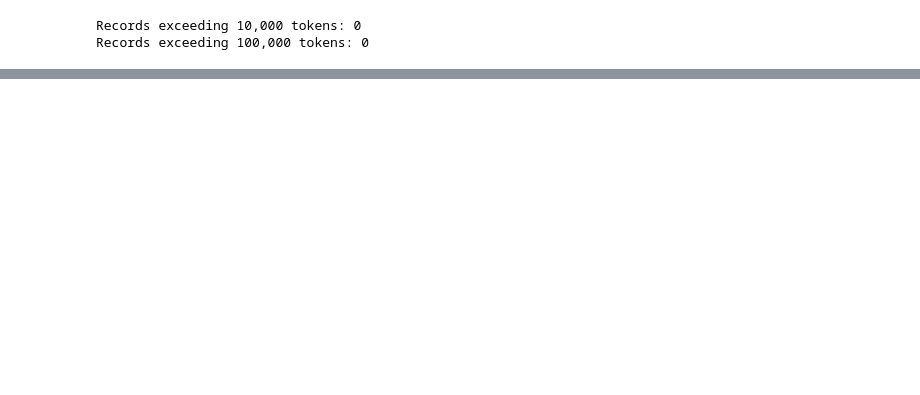
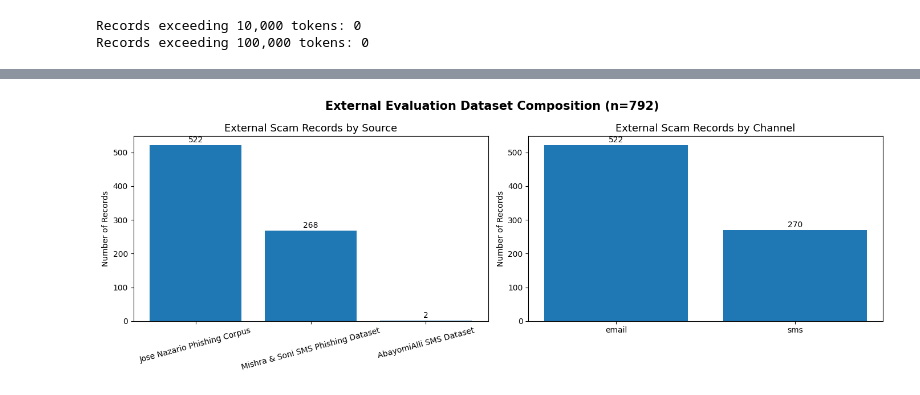
Before and after one commit to Supan-Roy/financial-scam-analysis, a Jupyter notebook: notebooks/09_external_source_generalization_evaluation.ipynb, the cells around one changed output, grey strips where cells are left out. Cells and saved outputs as stored; diff of their text form; code cells hidden in the pictures; blank space fills up the shorter version.

Commit message:
Complete external-source generalization evaluation

```diff
--- a/notebooks/09_external_source_generalization_evaluation.ipynb
+++ b/notebooks/09_external_source_generalization_evaluation.ipynb
@@ -446,0 +1060,48 @@ Records exceeding 100,000 tokens: 0
+# %%
+# ============================================================
+# CELL 19: EXTERNAL DATASET COMPOSITION VISUALIZATION
+# ============================================================
+
+import matplotlib.pyplot as plt
+import numpy as np
+
+source_counts = external_scams["source"].value_counts()
+channel_counts = external_scams["channel"].value_counts()
+
+fig, axes = plt.subplots(1, 2, figsize=(14, 5))
+
+# Source distribution
+axes[0].bar(
+    source_counts.index,
+    source_counts.values
+)
+
+axes[0].set_title("External Scam Records by Source", fontsize=13)
+axes[0].set_ylabel("Number of Records")
+axes[0].tick_params(axis="x", rotation=15)
+
+for i, value in enumerate(source_counts.values):
+    axes[0].text(i, value + 8, str(value), ha="center")
+
+# Channel distribution
+axes[1].bar(
+    channel_counts.index,
+    channel_counts.values
+)
+
+axes[1].set_title("External Scam Records by Channel", fontsize=13)
+axes[1].set_ylabel("Number of Records")
+
+for i, value in enumerate(channel_counts.values):
+    axes[1].text(i, value + 8, str(value), ha="center")
+
+fig.suptitle(
+    "External Evaluation Dataset Composition (n=792)",
+    fontsize=15,
+    fontweight="bold"
+)
+
+plt.tight_layout()
+plt.show()
+# %% [output]
+[figure, added]
```
Also changed, not shown: parts of 18 cells of this notebook.
